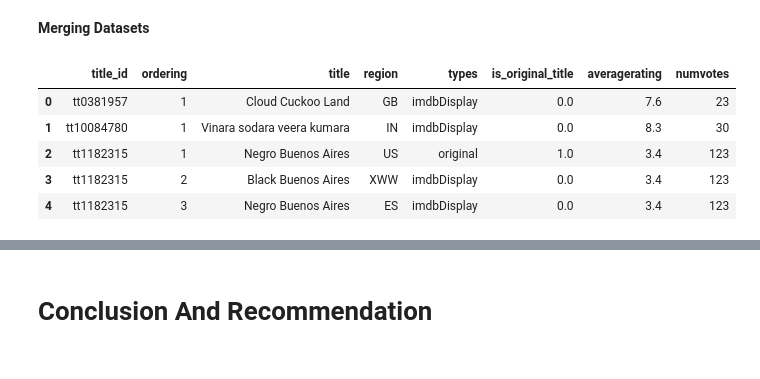
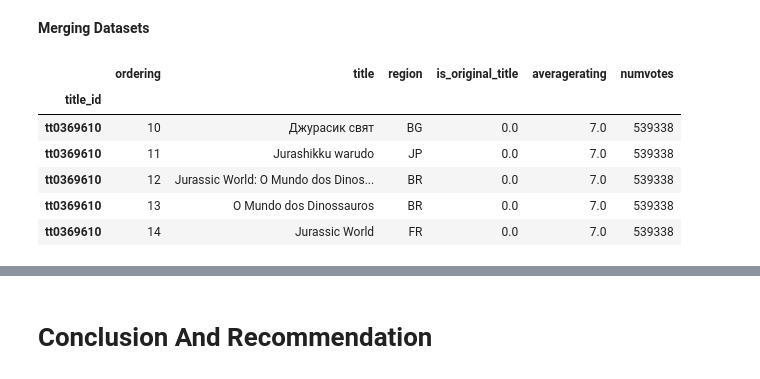
Before and after one commit to Victor-Karanja/victor-dsfpt01-eda-project, a Jupyter notebook: student.ipynb, the cells around one changed output, grey strips where cells are left out. Saved outputs shown, nothing was run; the diff lists cells and outputs as text; code cells hidden in the pictures.

```diff
--- a/student.ipynb
+++ b/student.ipynb
@@ -264,3 +290,0 @@ title_basic['types'] = title_basic['types'].fillna(title_basic['types'].mode()[0
-# %%
-title_basic['region'] = title_basic.region.fillna(title_basic.region.mode()[0], axis=0)
-title_basic.head()
@@ -274,2 +290,0 @@ title_basic.head()
-# %%
-title_basic['is_original_title'] = title_basic['is_original_title'].fillna(title_basic['is_original_title'].mode()[0])
@@ -330,5 +290,0 @@ plt.show()
-# %%
-#removing outermost outliers from numvotes
-q_low = title_ratings["numvotes"].quantile(0.01)
-q_hi  = title_ratings["numvotes"].quantile(0.99)
-title_ratings = title_ratings[(title_ratings["numvotes"] < q_hi) & (title_ratings["numvotes"] > q_low)]
@@ -533,0 +430,2 @@ memory usage: 135.6+ KB
+# %%
+title_basic.drop_duplicates(subset='title', keep = 'first',inplace=True)
@@ -534,13 +614,14 @@ memory usage: 135.6+ KB
 # %% [markdown]
 **Merging Datasets**
 # %%
-# Merging title_basic and title_ratings datasets
-df1 = pd.merge(title_basic, title_ratings)
+# merge title_basic and title_ratings as df1
+df1 = title_basic.merge(title_ratings,on='title_id')
 df1.head()
 # %% [output]
-|  | title_id | ordering | title | region | types | is_original_title | averagerating | numvotes |
-| 0 | tt0381957 | 1 | Cloud Cuckoo Land | GB | imdbDisplay | 0.0 | 7.6 | 23 |
-| 1 | tt10084780 | 1 | Vinara sodara veera kumara | IN | imdbDisplay | 0.0 | 8.3 | 30 |
-| 2 | tt1182315 | 1 | Negro Buenos Aires | US | original | 1.0 | 3.4 | 123 |
-| 3 | tt1182315 | 2 | Black Buenos Aires | XWW | imdbDisplay | 0.0 | 3.4 | 123 |
-| 4 | tt1182315 | 3 | Negro Buenos Aires | ES | imdbDisplay | 0.0 | 3.4 | 123 |
+|  | ordering | title | region | is_original_title | averagerating | numvotes |
+| title_id |  |  |  |  |  |  |
+| tt0369610 | 10 | Джурасик свят | BG | 0.0 | 7.0 | 539338 |
+| tt0369610 | 11 | Jurashikku warudo | JP | 0.0 | 7.0 | 539338 |
+| tt0369610 | 12 | Jurassic World: O Mundo dos Dinos... | BR | 0.0 | 7.0 | 539338 |
+| tt0369610 | 13 | O Mundo dos Dinossauros | BR | 0.0 | 7.0 | 539338 |
+| tt0369610 | 14 | Jurassic World | FR | 0.0 | 7.0 | 539338 |
```
Also changed, not shown: parts of 185 cells of this notebook, 2 other files.
